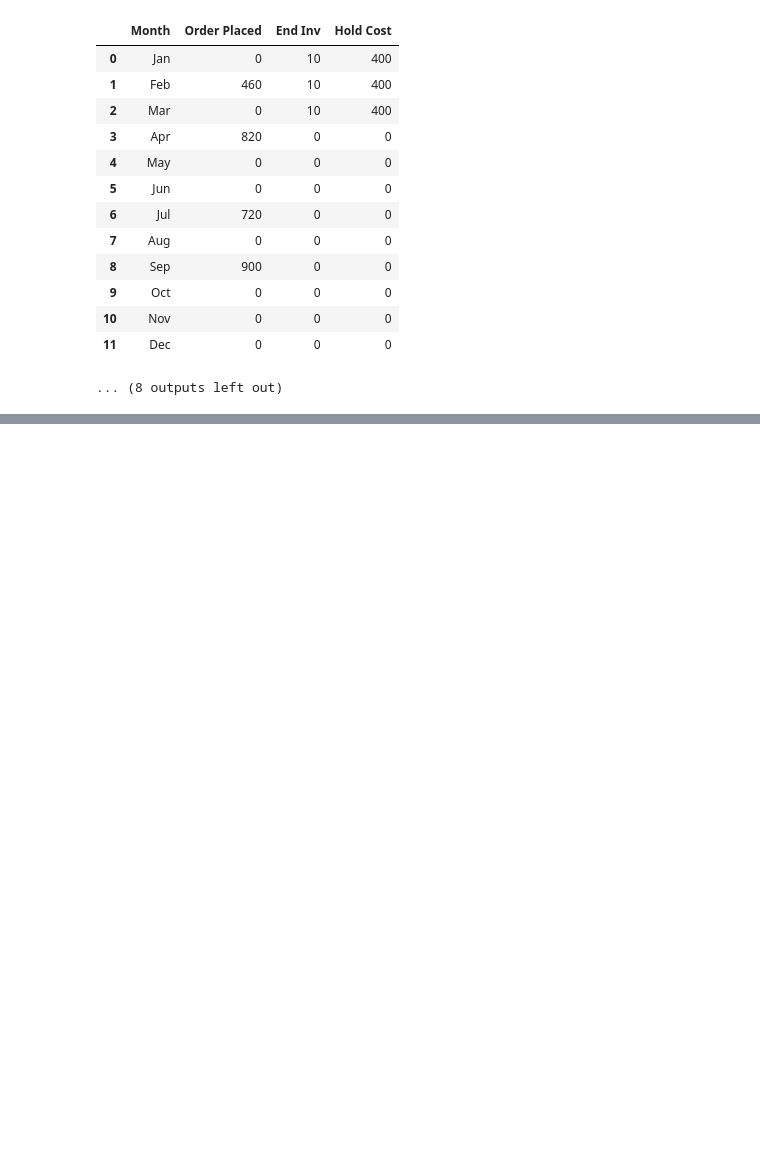
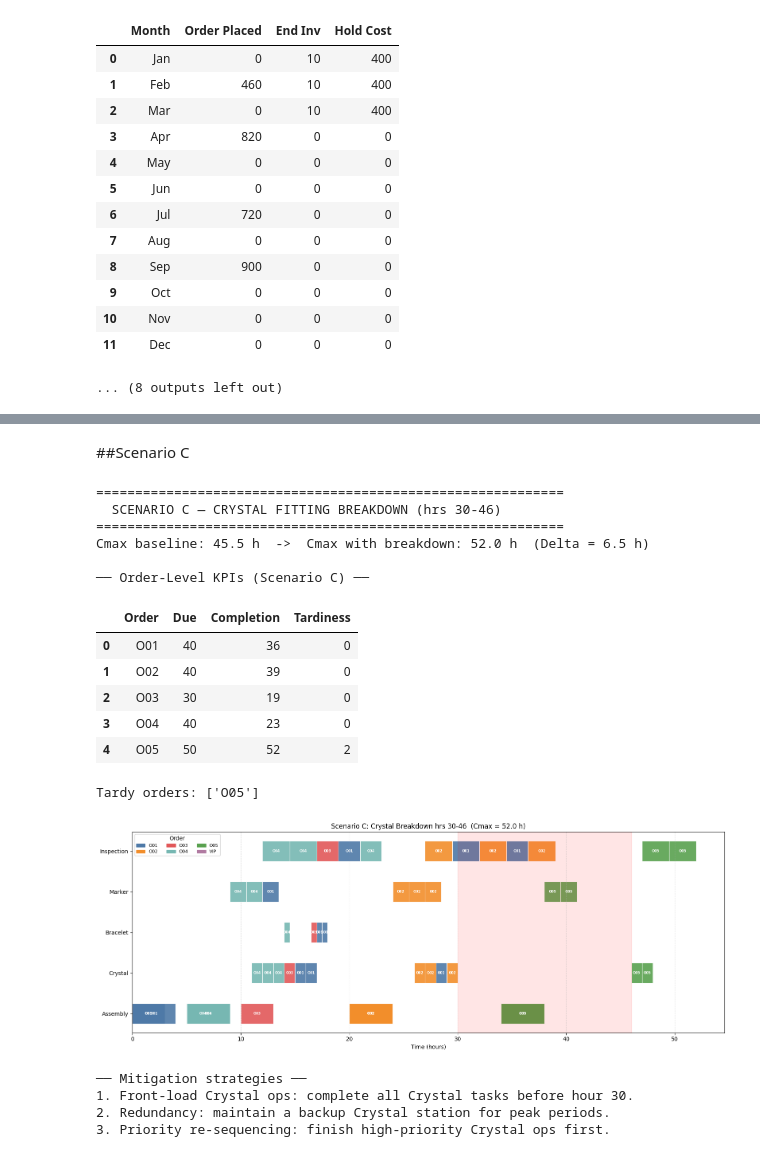
Before and after one commit to twillixa/PPS, a Jupyter notebook: Main_1_complete.ipynb, the cells around one changed output, grey strips where cells are left out. Saved outputs shown, nothing was run; the diff lists cells and outputs as text; code cells hidden in the pictures; blank space fills up the shorter version.

```diff
--- a/Main_1_complete.ipynb
+++ b/Main_1_complete.ipynb
@@ -2250,0 +2655,46 @@ plt.show()
+# %% [markdown]
+##Scenario C
+# %%
+# ═══════════════════════════════════════════════════════════════════════════════
+# SCENARIO C: Crystal Fitting Breakdown (hours 30 to 46)
+# ═══════════════════════════════════════════════════════════════════════════════
+print(f"\n{'='*60}")
+print(f"  SCENARIO C — CRYSTAL FITTING BREAKDOWN (hrs 30-46)")
+print(f"{'='*60}")
+
+df_C, _, df_ord_C, cmax_C, _ = solve_schedule(base_jobs, crystal_breakdown=(30, 46))
+
+print(f"Cmax baseline: {cmax_base} h  ->  Cmax with breakdown: {cmax_C} h  "
+      f"(Delta = {round(cmax_C - cmax_base, 2)} h)")
+print("\n── Order-Level KPIs (Scenario C) ──")
+display(df_ord_C)
+tardy_C = df_ord_C[df_ord_C["Tardiness"] > 0]
+if len(tardy_C) > 0:
+    print(f"\nTardy orders: {list(tardy_C['Order'])}")
+else:
+    print("\nNo tardy orders — optimiser shifted Crystal ops before breakdown.")
+plot_gantt(df_C, title=f"Scenario C: Crystal Breakdown hrs 30-46  (Cmax = {cmax_C} h)",
+           crystal_breakdown=(30, 46))
+print("\n── Mitigation strategies ──")
+print("1. Front-load Crystal ops: complete all Crystal tasks before hour 30.")
+print("2. Redundancy: maintain a backup Crystal station for peak periods.")
+print("3. Priority re-sequencing: finish high-priority Crystal ops first.")
+# %% [output]
+============================================================
+  SCENARIO C — CRYSTAL FITTING BREAKDOWN (hrs 30-46)
+============================================================
+Cmax baseline: 45.5 h  ->  Cmax with breakdown: 52.0 h  (Delta = 6.5 h)
+
+── Order-Level KPIs (Scenario C) ──
+|  | Order | Due | Completion | Tardiness |
+| 0 | O01 | 40 | 36 | 0 |
+| 1 | O02 | 40 | 39 | 0 |
+| 2 | O03 | 30 | 19 | 0 |
+| 3 | O04 | 40 | 23 | 0 |
+| 4 | O05 | 50 | 52 | 2 |
+Tardy orders: ['O05']
+[figure, added]
+── Mitigation strategies ──
+1. Front-load Crystal ops: complete all Crystal tasks before hour 30.
+2. Redundancy: maintain a backup Crystal station for peak periods.
+3. Priority re-sequencing: finish high-priority Crystal ops first.
```
Also changed, not shown: parts of 11 cells of this notebook.
